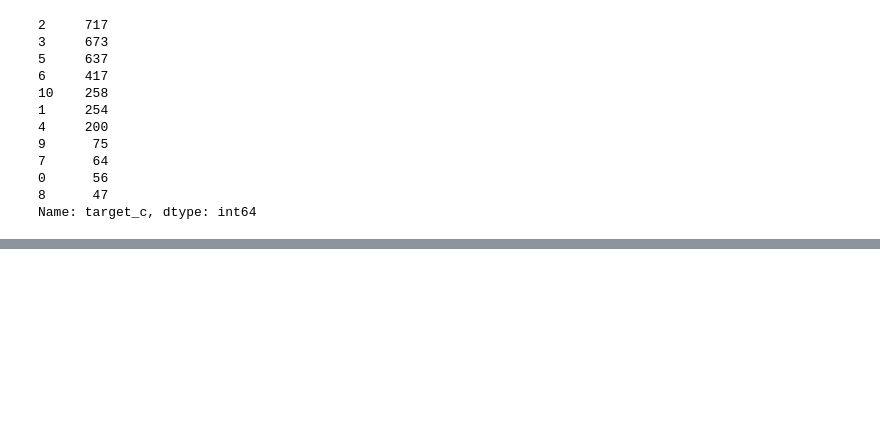
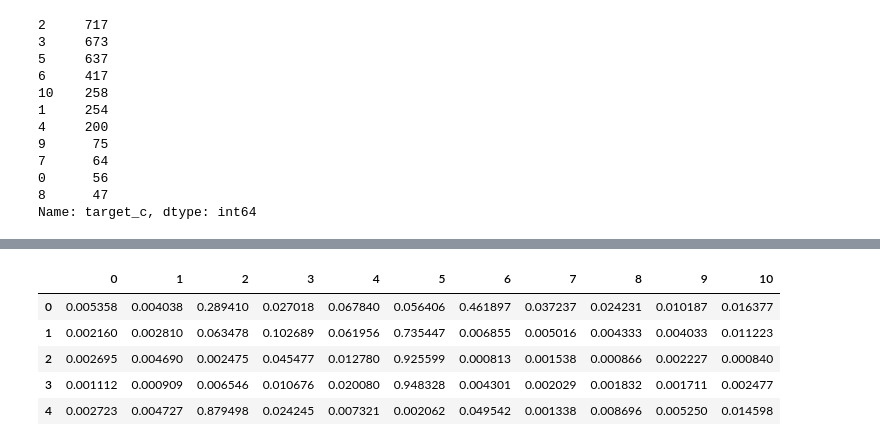
Before and after one commit to AxelBogos/SemEval-Edos, a Jupyter notebook: notebooks/5_ab_final-report-plots-data-aug.ipynb, the cells around one changed output, grey strips where cells are left out. Saved outputs shown, nothing was run; the diff lists cells and outputs as text; code cells hidden in the pictures; blank space fills up the shorter version.

```diff
--- a/notebooks/5_ab_final-report-plots-data-aug.ipynb
+++ b/notebooks/5_ab_final-report-plots-data-aug.ipynb
@@ -401,3 +394,5 @@ aug_task_b = pd.concat([train_task_b,
                         b4_aug_syn, b4_aug_insertion])
 
 print(f"augmented dataset b count: {len(aug_task_b)}, aug ratio: {len(train_task_b)/len(aug_task_b)*100}")
+# %%
+train_self_training_FULL = pd.read_csv(os.path.join(PROCESSED_DATA_DIR, "probs_task_c_roberta_large.csv"))
@@ -404,3 +427,12 @@ print(f"augmented dataset b count: {len(aug_task_b)}, aug ratio: {len(train_task
+# %%
+train_self_training_FULL.head()
+# %% [output]
+|  | 0 | 1 | 2 | 3 | 4 | 5 | 6 | 7 | 8 | 9 | 10 |
+| 0 | 0.005358 | 0.004038 | 0.289410 | 0.027018 | 0.067840 | 0.056406 | 0.461897 | 0.037237 | 0.024231 | 0.010187 | 0.016377 |
+| 1 | 0.002160 | 0.002810 | 0.063478 | 0.102689 | 0.061956 | 0.735447 | 0.006855 | 0.005016 | 0.004333 | 0.004033 | 0.011223 |
+| 2 | 0.002695 | 0.004690 | 0.002475 | 0.045477 | 0.012780 | 0.925599 | 0.000813 | 0.001538 | 0.000866 | 0.002227 | 0.000840 |
+| 3 | 0.001112 | 0.000909 | 0.006546 | 0.010676 | 0.020080 | 0.948328 | 0.004301 | 0.002029 | 0.001832 | 0.001711 | 0.002477 |
+| 4 | 0.002723 | 0.004727 | 0.879498 | 0.024245 | 0.007321 | 0.002062 | 0.049542 | 0.001338 | 0.008696 | 0.005250 | 0.014598 |
 # %%
 plt.figure(figsize=(10, 8))
 sns.set_theme(style="whitegrid")
```
Also changed, not shown: parts of 8 cells of this notebook, 4 other files.
